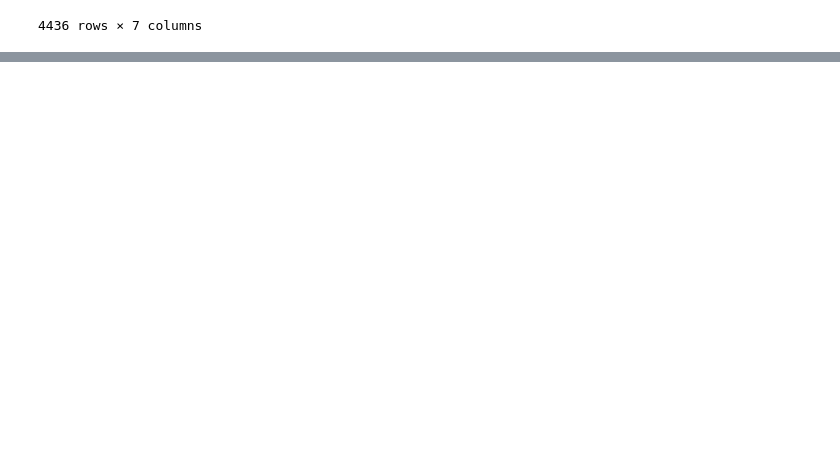
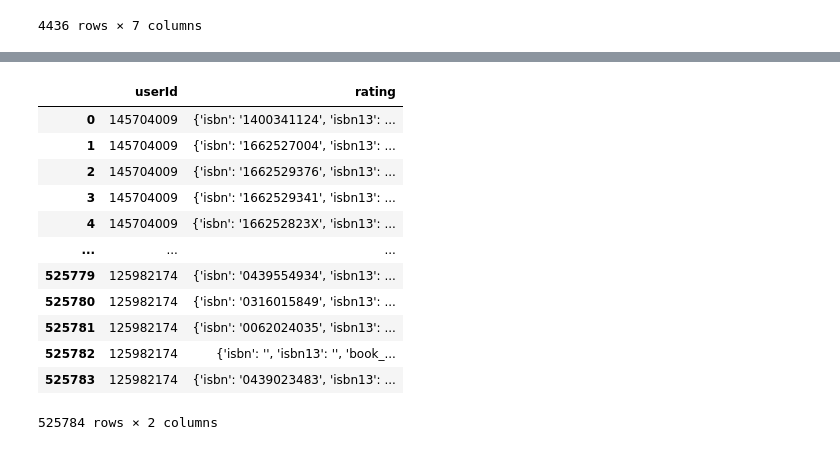
Before and after one commit to hwangisgone/book-rec-2, a Jupyter notebook: data-pipeline/Test data.ipynb, the cells around one changed output, grey strips where cells are left out. Cells and saved outputs as stored; diff of their text form; code cells hidden in the pictures; blank space fills up the shorter version.

```diff
--- a/data-pipeline/Test data.ipynb
+++ b/data-pipeline/Test data.ipynb
@@ -79,0 +97,18 @@ df
+# %%
+exploded_df = df.explode('userId').reset_index(drop=True)
+exploded_df = exploded_df.explode('rating').reset_index(drop=True)
+exploded_df
+# %% [output]
+|  | userId | rating |
+| 0 | 145704009 | {'isbn': '1400341124', 'isbn13': ... |
+| 1 | 145704009 | {'isbn': '1662527004', 'isbn13': ... |
+| 2 | 145704009 | {'isbn': '1662529376', 'isbn13': ... |
+| 3 | 145704009 | {'isbn': '1662529341', 'isbn13': ... |
+| 4 | 145704009 | {'isbn': '166252823X', 'isbn13': ... |
+| ... | ... | ... |
+| 525779 | 125982174 | {'isbn': '0439554934', 'isbn13': ... |
+| 525780 | 125982174 | {'isbn': '0316015849', 'isbn13': ... |
+| 525781 | 125982174 | {'isbn': '0062024035', 'isbn13': ... |
+| 525782 | 125982174 | {'isbn': '', 'isbn13': '', 'book_... |
+| 525783 | 125982174 | {'isbn': '0439023483', 'isbn13': ... |
+525784 rows × 2 columns
```
Also changed, not shown: parts of 5 cells of this notebook, 1 other file.
